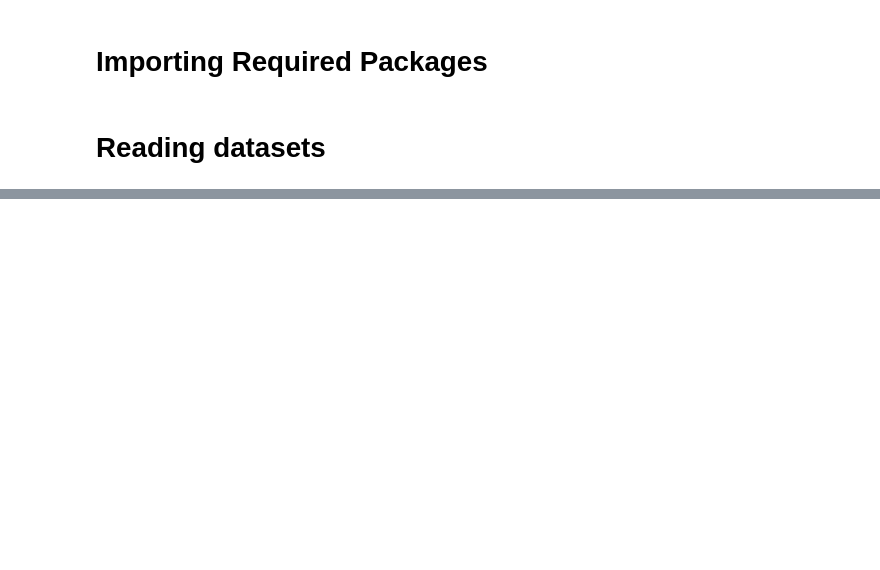
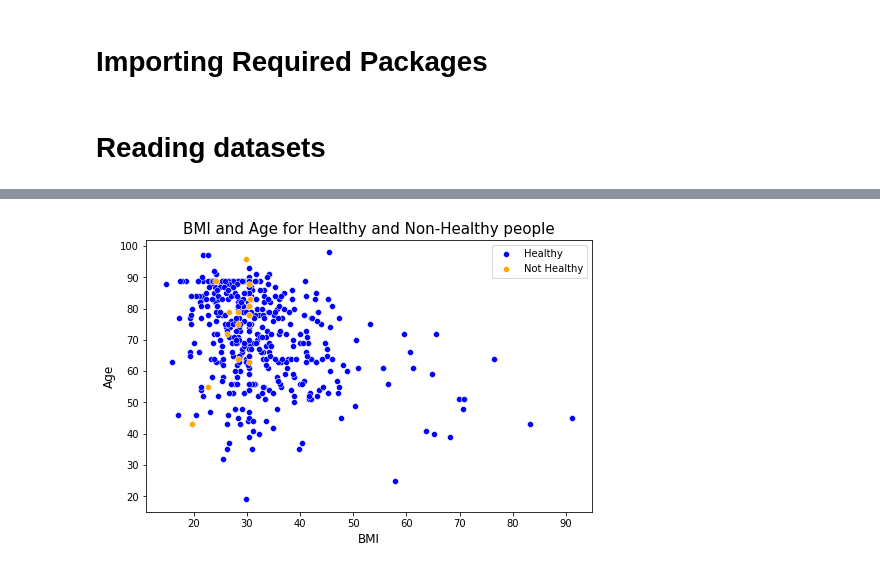
Before and after one commit to yashveersinghsohi/Hospital_Mortality_Prediction, a Jupyter notebook: Hospital_02_Model.ipynb, the cells around one changed output, grey strips where cells are left out. Cells and saved outputs as stored; diff of their text form; code cells hidden in the pictures; blank space fills up the shorter version.

Commit message:
Finished code for Logistic Regression Model

```diff
--- a/Hospital_02_Model.ipynb
+++ b/Hospital_02_Model.ipynb
@@ -53,0 +158,3 @@ print("Test Targets shape - ", test_targets.shape)
+# %%
+log_reg = LogisticRegression(random_state=42, max_iter=5000)
+log_reg.fit(train_features, train_targets.to_numpy().ravel())
@@ -53,0 +206,6 @@ print("Test Targets shape - ", test_targets.shape)
+# %%
+log_reg_train_proba = log_reg.predict_proba(train_features)
+p_survival = log_reg_train_proba[:, 0] # Probability of survival
+
+healthy = train_features[p_survival>0.95]
+not_healthy = train_features[p_survival<0.10]
@@ -53,0 +230,11 @@ print("Test Targets shape - ", test_targets.shape)
+# %%
+fig, ax = plt.subplots(figsize=(8, 5))
+sns.scatterplot(x=healthy["BMI"], y=healthy["age"], color="blue", ax=ax, label="Healthy")
+sns.scatterplot(x=not_healthy["BMI"], y=not_healthy["age"], color="orange", ax=ax, label="Not Healthy")
+ax.set_xlabel("BMI", size=12)
+ax.set_ylabel("Age", size=12)
+ax.set_title("BMI and Age for Healthy and Non-Healthy people", size=15)
+ax.legend()
+plt.show()
+# %% [output]
+[figure, added]
```
Also changed, not shown: parts of 14 cells of this notebook.
